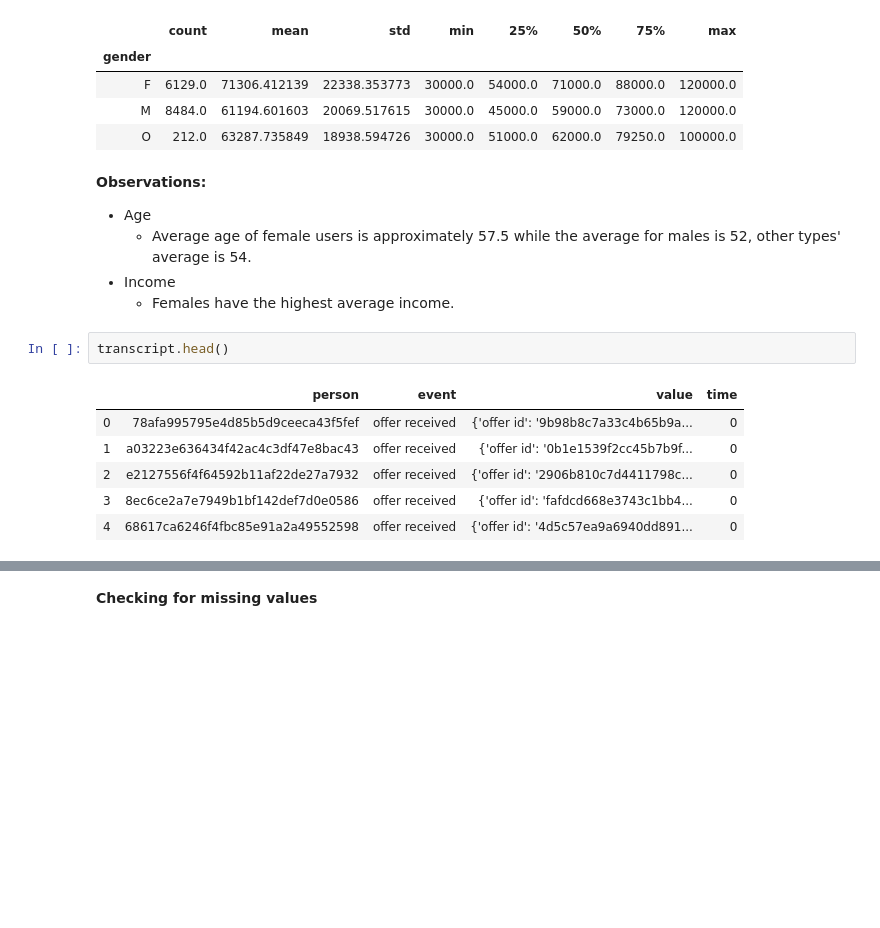
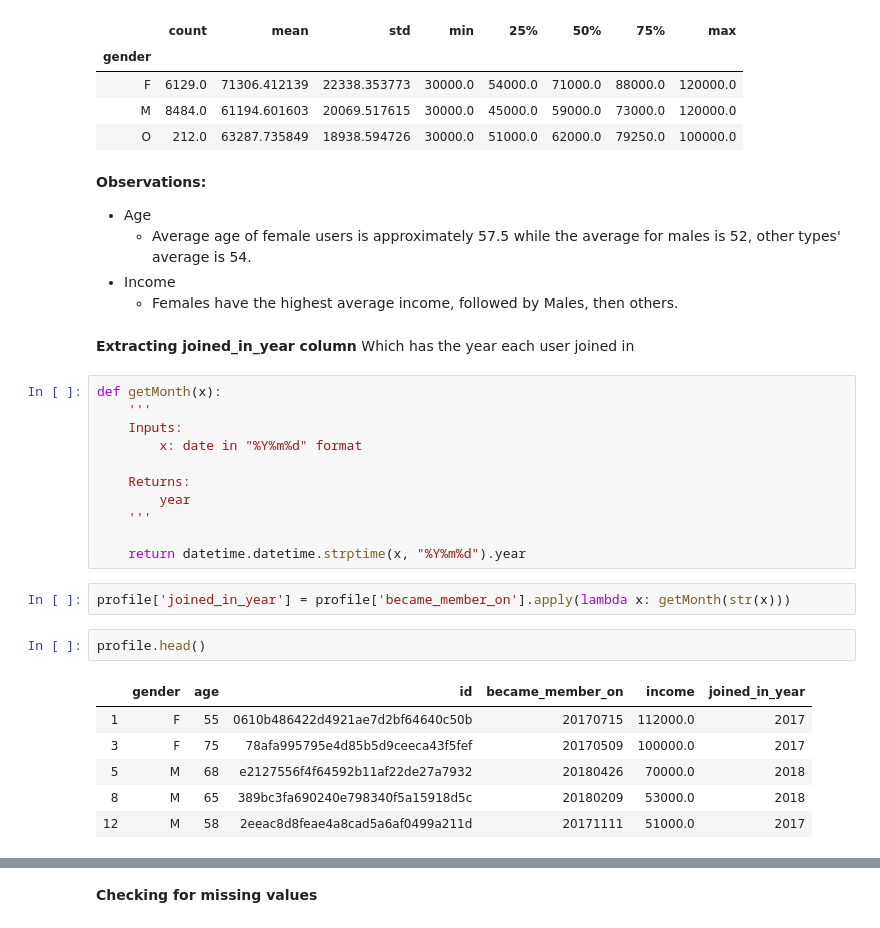
Before and after one commit to asmaHelmy/Starbucks-Challenge, a Jupyter notebook: StarbucksChallenge.ipynb, the cells around one changed output, grey strips where cells are left out. Cells and saved outputs as stored; diff of their text form; blank space fills up the shorter version.

Commit message:
feat: extracting month from profile

```diff
--- a/StarbucksChallenge.ipynb
+++ b/StarbucksChallenge.ipynb
@@ -293,13 +312,28 @@ Income Statistics:
 - Age
     - Average age of female users is approximately 57.5 while the average for males is 52, other types' average is 54.
 - Income
-    - Females have the highest average income.
+    - Females have the highest average income, followed by Males, then others.
+# %% [markdown]
+**Extracting joined_in_year column** Which has the year each user joined in
+# %%
+def getMonth(x):
+    '''
+    Inputs:
+        x: date in "%Y%m%d" format
+
+    Returns:
+        year
+    '''
+
+    return datetime.datetime.strptime(x, "%Y%m%d").year
+# %%
+profile['joined_in_year'] = profile['became_member_on'].apply(lambda x: getMonth(str(x)))
 # %%
-transcript.head()
+profile.head()
 # %% [output]
-|  | person | event | value | time |
-| 0 | 78afa995795e4d85b5d9ceeca43f5fef | offer received | {'offer id': '9b98b8c7a33c4b65b9a... | 0 |
-| 1 | a03223e636434f42ac4c3df47e8bac43 | offer received | {'offer id': '0b1e1539f2cc45b7b9f... | 0 |
-| 2 | e2127556f4f64592b11af22de27a7932 | offer received | {'offer id': '2906b810c7d4411798c... | 0 |
-| 3 | 8ec6ce2a7e7949b1bf142def7d0e0586 | offer received | {'offer id': 'fafdcd668e3743c1bb4... | 0 |
-| 4 | 68617ca6246f4fbc85e91a2a49552598 | offer received | {'offer id': '4d5c57ea9a6940dd891... | 0 |
+|  | gender | age | id | became_member_on | income | joined_in_year |
+| 1 | F | 55 | 0610b486422d4921ae7d2bf64640c50b | 20170715 | 112000.0 | 2017 |
+| 3 | F | 75 | 78afa995795e4d85b5d9ceeca43f5fef | 20170509 | 100000.0 | 2017 |
+| 5 | M | 68 | e2127556f4f64592b11af22de27a7932 | 20180426 | 70000.0 | 2018 |
+| 8 | M | 65 | 389bc3fa690240e798340f5a15918d5c | 20180209 | 53000.0 | 2018 |
+| 12 | M | 58 | 2eeac8d8feae4a8cad5a6af0499a211d | 20171111 | 51000.0 | 2017 |
```
Also changed, not shown: parts of 19 cells of this notebook.
